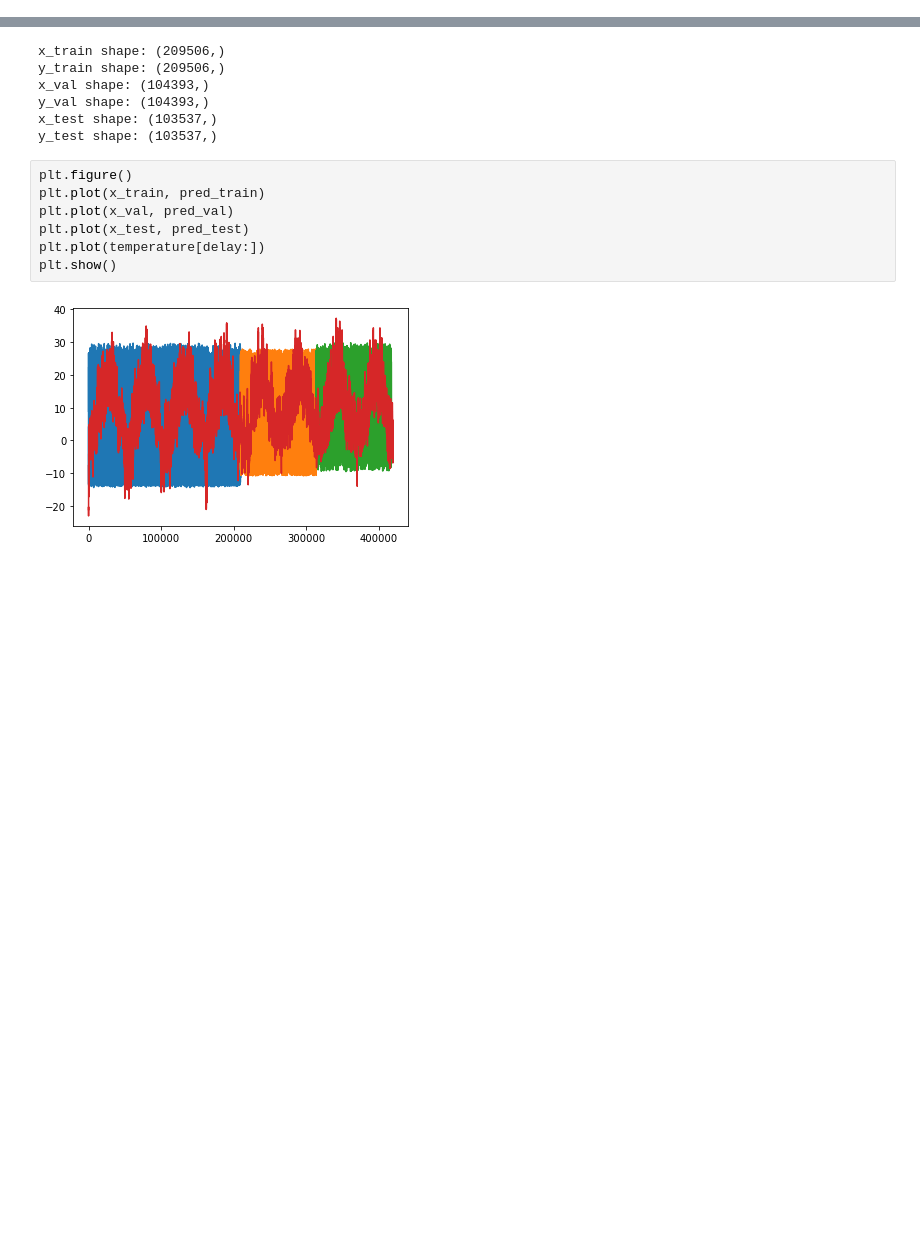
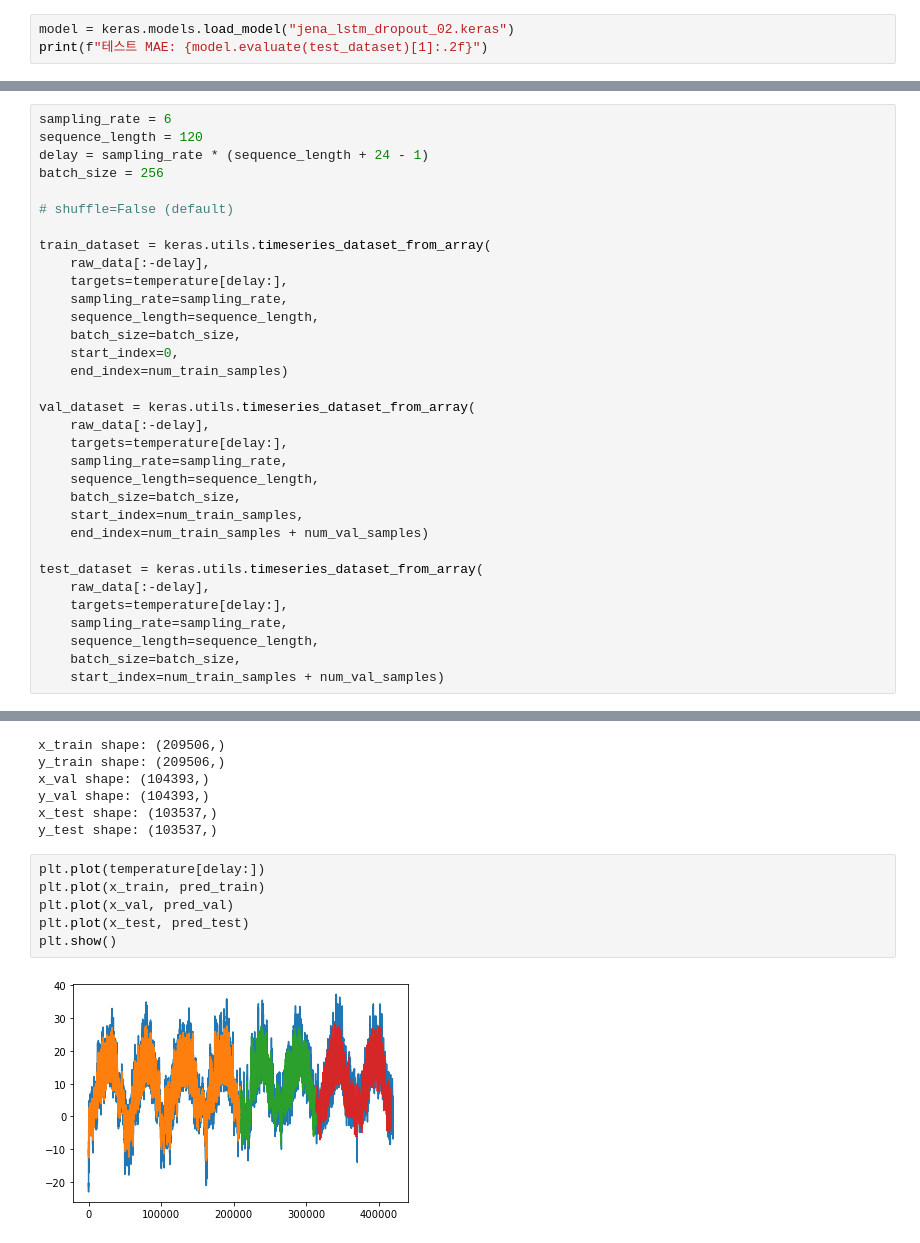
Before and after one commit to meticulousdev/Keras, a Jupyter notebook: code_2nd/chap10/dropout_example_w_droupout_02.ipynb, the cells around one changed output, grey strips where cells are left out. Saved outputs shown, nothing was run; the diff lists cells and outputs as text; blank space fills up the shorter version.

Commit message:
model predict

```diff
--- a/code_2nd/chap10/dropout_example_w_droupout_02.ipynb
+++ b/code_2nd/chap10/dropout_example_w_droupout_02.ipynb
@@ -141,3 +141,6 @@ plt.legend()
 plt.show()
 # %% [output]
 [figure]
+# %%
+model = keras.models.load_model("jena_lstm_dropout_02.keras")
+print(f"테스트 MAE: {model.evaluate(test_dataset)[1]:.2f}")
@@ -144,5 +150,38 @@ plt.show()
 # %% [markdown]
 - Prediction
+# %%
+sampling_rate = 6
+sequence_length = 120
+delay = sampling_rate * (sequence_length + 24 - 1)
+batch_size = 256
+
+# shuffle=False (default)
+
+train_dataset = keras.utils.timeseries_dataset_from_array(
+    raw_data[:-delay],
+    targets=temperature[delay:],
+    sampling_rate=sampling_rate,
+    sequence_length=sequence_length,
+    batch_size=batch_size,
+    start_index=0,
+    end_index=num_train_samples)
+
+val_dataset = keras.utils.timeseries_dataset_from_array(
+    raw_data[:-delay],
+    targets=temperature[delay:],
+    sampling_rate=sampling_rate,
+    sequence_length=sequence_length,
+    batch_size=batch_size,
+    start_index=num_train_samples,
+    end_index=num_train_samples + num_val_samples)
+
+test_dataset = keras.utils.timeseries_dataset_from_array(
+    raw_data[:-delay],
+    targets=temperature[delay:],
+    sampling_rate=sampling_rate,
+    sequence_length=sequence_length,
+    batch_size=batch_size,
+    start_index=num_train_samples + num_val_samples)
 # %%
 pred_train = model.predict(train_dataset)
 pred_val = model.predict(val_dataset)
@@ -193,11 +232,10 @@ y_val shape: (104393,)
 x_test shape: (103537,)
 y_test shape: (103537,)
 # %%
-plt.figure()
+plt.plot(temperature[delay:])
 plt.plot(x_train, pred_train)
 plt.plot(x_val, pred_val)
 plt.plot(x_test, pred_test)
-plt.plot(temperature[delay:])
 plt.show()
 # %% [output]
-[figure, old version]
+[figure, new version]
```
Also changed, not shown: parts of 1 cell of this notebook, 1 other file.
